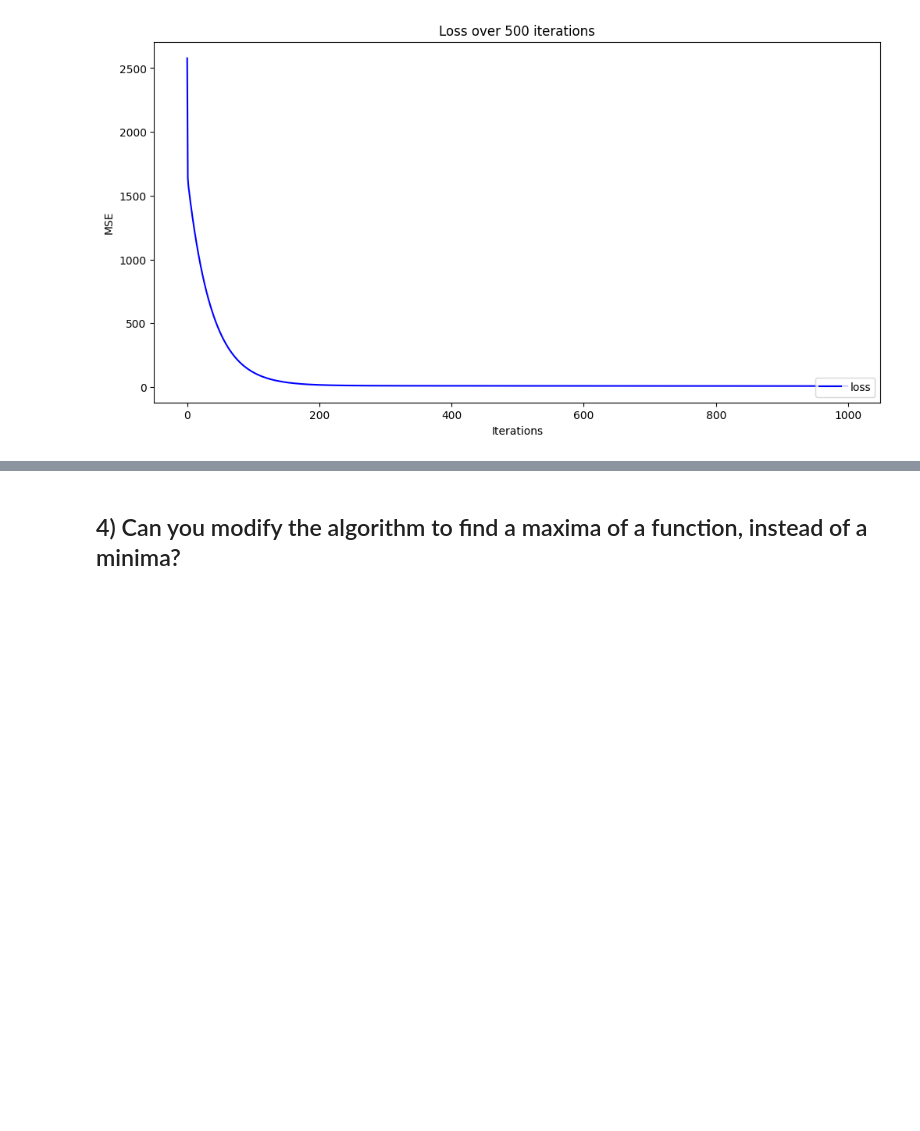
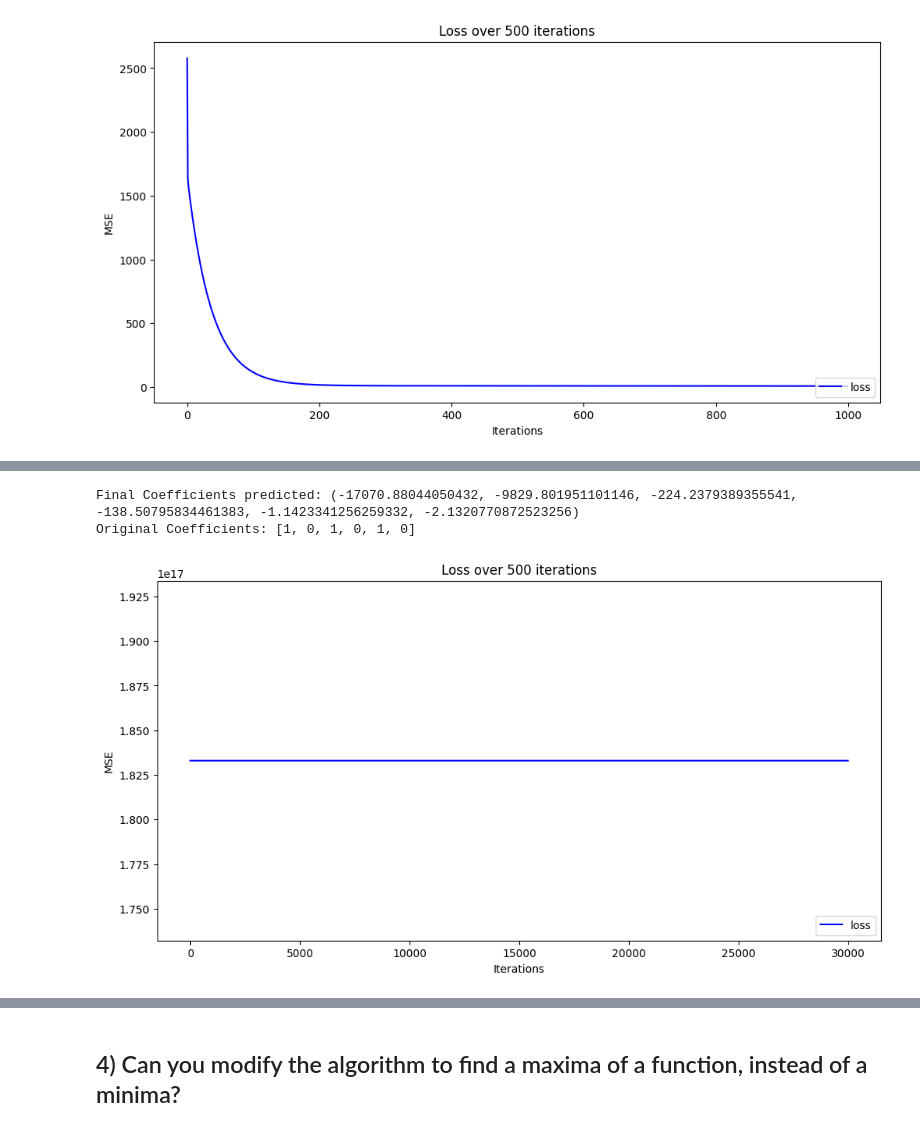
Before and after one commit to srujanreddy2021/AI_ML_IITH_Projects_Labs, a Jupyter notebook: AIML_Module_4_Lab_2_Introduction_to_Gradient_Descent.ipynb, the cells around one changed output, grey strips where cells are left out. Cells and saved outputs as stored; diff of their text form; code cells hidden in the pictures; blank space fills up the shorter version.

```diff
--- a/AIML_Module_4_Lab_2_Introduction_to_Gradient_Descent.ipynb
+++ b/AIML_Module_4_Lab_2_Introduction_to_Gradient_Descent.ipynb
@@ -467,0 +575,15 @@ Original Coefficients: [1, 2, 4]
+# %%
+print(f"Final Coefficients predicted: {GD[1]}")
+print(f"Original Coefficients: {coeffs}")
+plt.figure(figsize=(12, 6))
+plt.plot(GD[3], 'b-', label = 'loss')
+# plt.xlim(0,50)
+plt.title('Loss over 500 iterations')
+plt.legend(loc="lower right")
+plt.xlabel('Iterations')
+plt.ylabel('MSE')
+plt.show()
+# %% [output]
+Final Coefficients predicted: (-17070.88044050432, -9829.801951101146, -224.2379389355541, -138.50795834461383, -1.1423341256259332, -2.1320770872523256)
+Original Coefficients: [1, 0, 1, 0, 1, 0]
+[figure, added]
```
Also changed, not shown: parts of 9 cells of this notebook.
